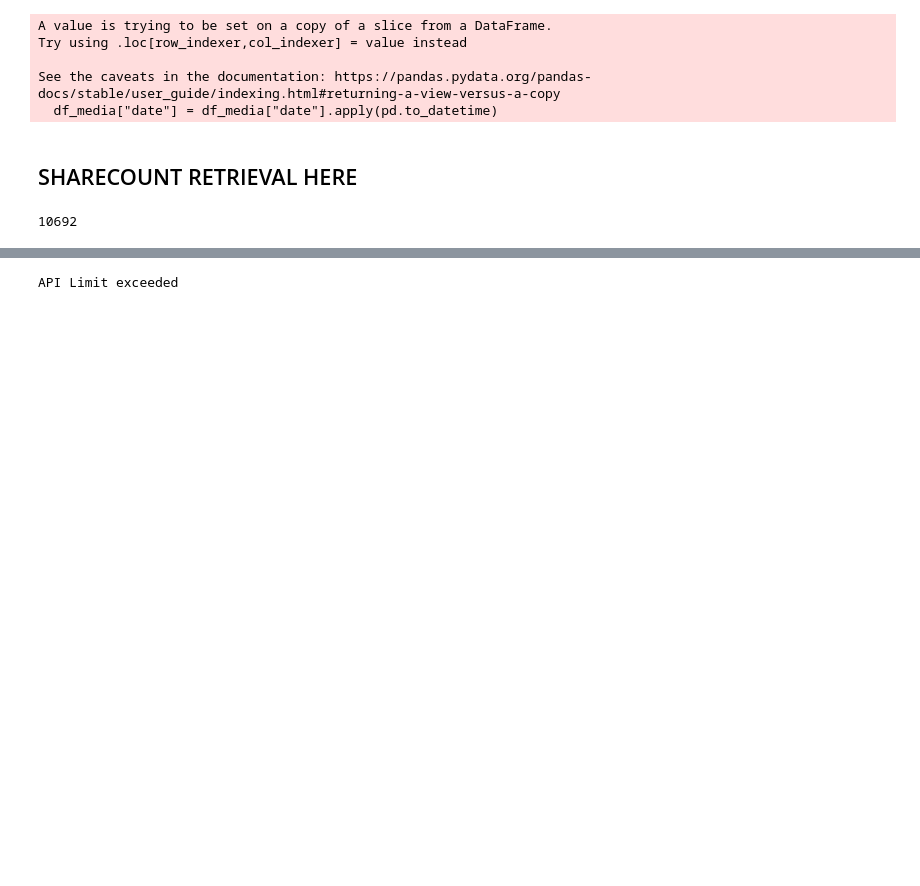
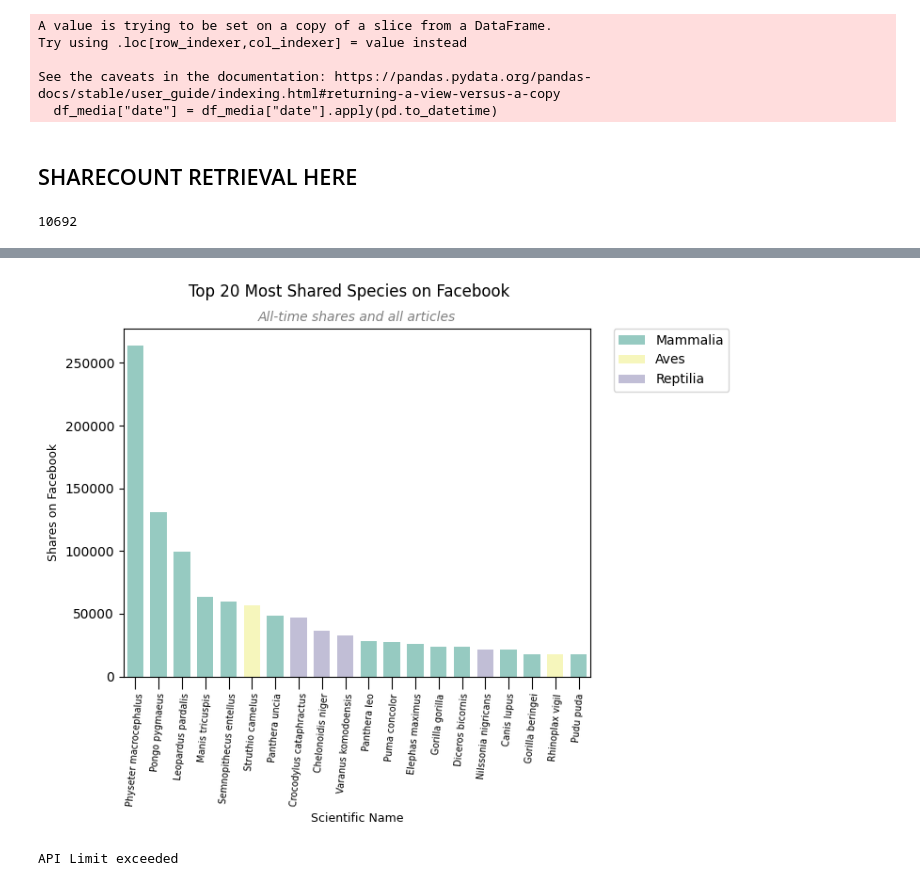
Before and after one commit to redalisa/thesis, a Jupyter notebook: Decode-URL-sharecount.ipynb, the cells around one changed output, grey strips where cells are left out. Cells and saved outputs as stored; diff of their text form; code cells hidden in the pictures; blank space fills up the shorter version.

```diff
--- a/Decode-URL-sharecount.ipynb
+++ b/Decode-URL-sharecount.ipynb
@@ -174,3 +193,7 @@ df_update['sharecount'].iloc[10000:].fillna(pd.Series(sharecount).set_axis(range
+# %%
+df_update['shares'].iloc[9500:].fillna(tail_sharecount['shares'], inplace = True)
+df_update['reactions'].iloc[9500:].fillna(tail_sharecount['reactions'], inplace = True)
+df_update['comments'].iloc[9500:].fillna(tail_sharecount['comments'], inplace = True)
 # %%
 df_update
 # %% [output]
@@ -193,0 +236,14 @@ df_update.to_csv('csv/articles-w-full_sharecount.csv', sep = '~', index = False)
+# %%
+top20fb = df_update.groupby('scientific_name')['shares'].sum().nlargest(20).reset_index()
+# %%
+# Read in the CITES data to join with the top 10 (or 20) most reported on species
+cites1 = pd.read_csv("csv/cites1.csv", delimiter = ';')
+
+# Keep only most relevant columns
+cites1 = cites1[['Kingdom', 'Class', 'Order', 'Family', 'Genus', 'Species', 'Scientific Name', 'Listing', 'NativeDistributionFullNames', 'Extinct_Distribution']]
+
+cites1 = cites1.rename(columns = {'Scientific Name' : 'scientific_name'})
+# %%
+# Do the same for the entire dataframe
+top20fb = top20fb.merge(cites1, on = 'scientific_name', how = 'left').drop_duplicates().reset_index(drop=True)
+top20fb
@@ -193,0 +268,27 @@ df_update.to_csv('csv/articles-w-full_sharecount.csv', sep = '~', index = False)
+# %%
+import seaborn as sns
+
+ax = sns.barplot(
+    x = 'scientific_name',
+    y = 'shares',
+    hue = 'Class',
+    data = top20fb,
+    width = 0.7, palette = 'Set3', dodge = False
+)
+ax.set_xlabel('Scientific Name', fontsize=9)
+ax.set_ylabel('Shares on Facebook', fontsize=9)
+
+
+# Add suptitle above the title
+plt.suptitle("Top 20 Most Shared Species on Facebook\n", fontsize=12)
+
+# Add title
+#ax.title("Realized by the Python Graph Gallery", color="grey", style='italic')
+ax.set_title('All-time shares and all articles', fontsize = 10, color="grey", style='italic')
+
+
+ax.tick_params(axis='x', rotation=85, length = 9, labelsize = 7, left = True)
+ax.legend(bbox_to_anchor=(1.05, 1), loc='upper left', borderaxespad=0)
+plt.savefig('figures/top_20_species_facebook.png', bbox_inches = 'tight')
+# %% [output]
+[figure, added]
```
Also changed, not shown: parts of 12 cells of this notebook, 2 other files.
